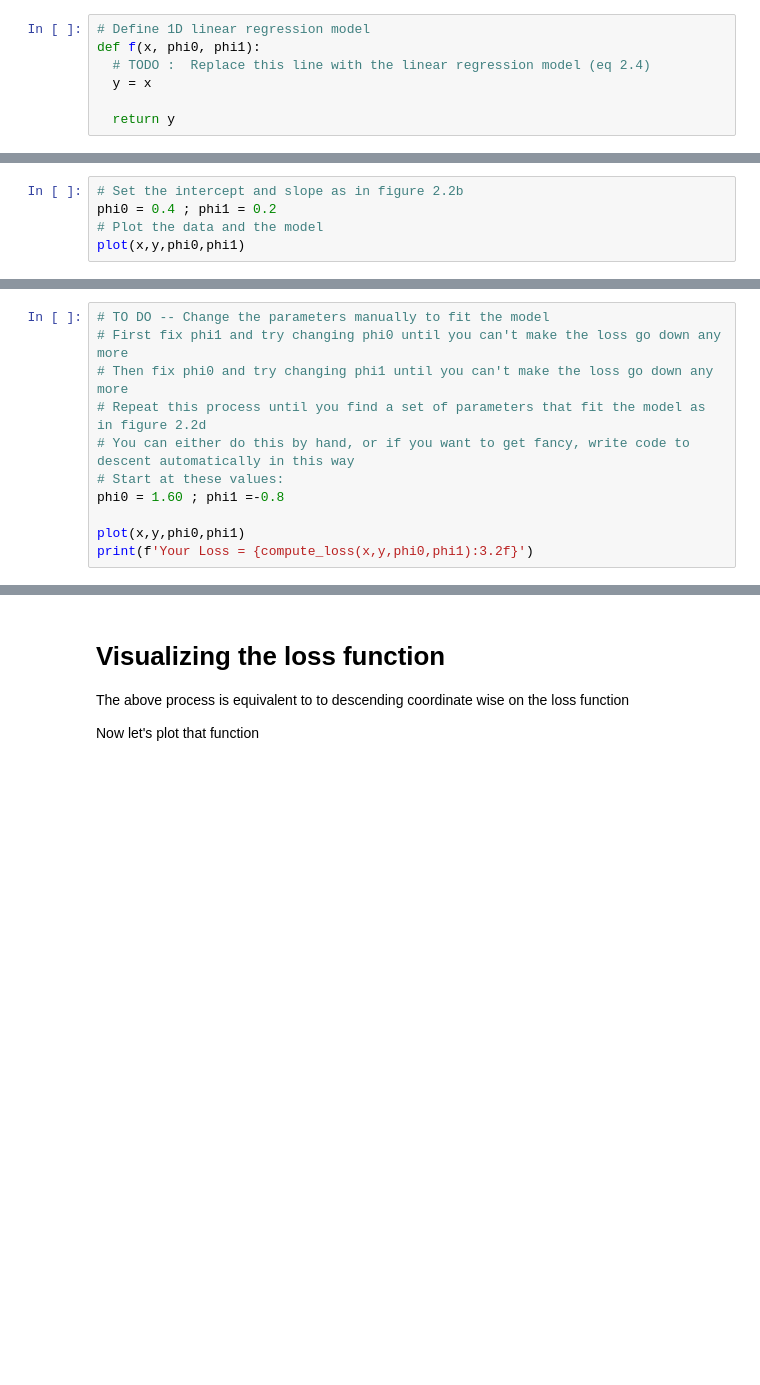
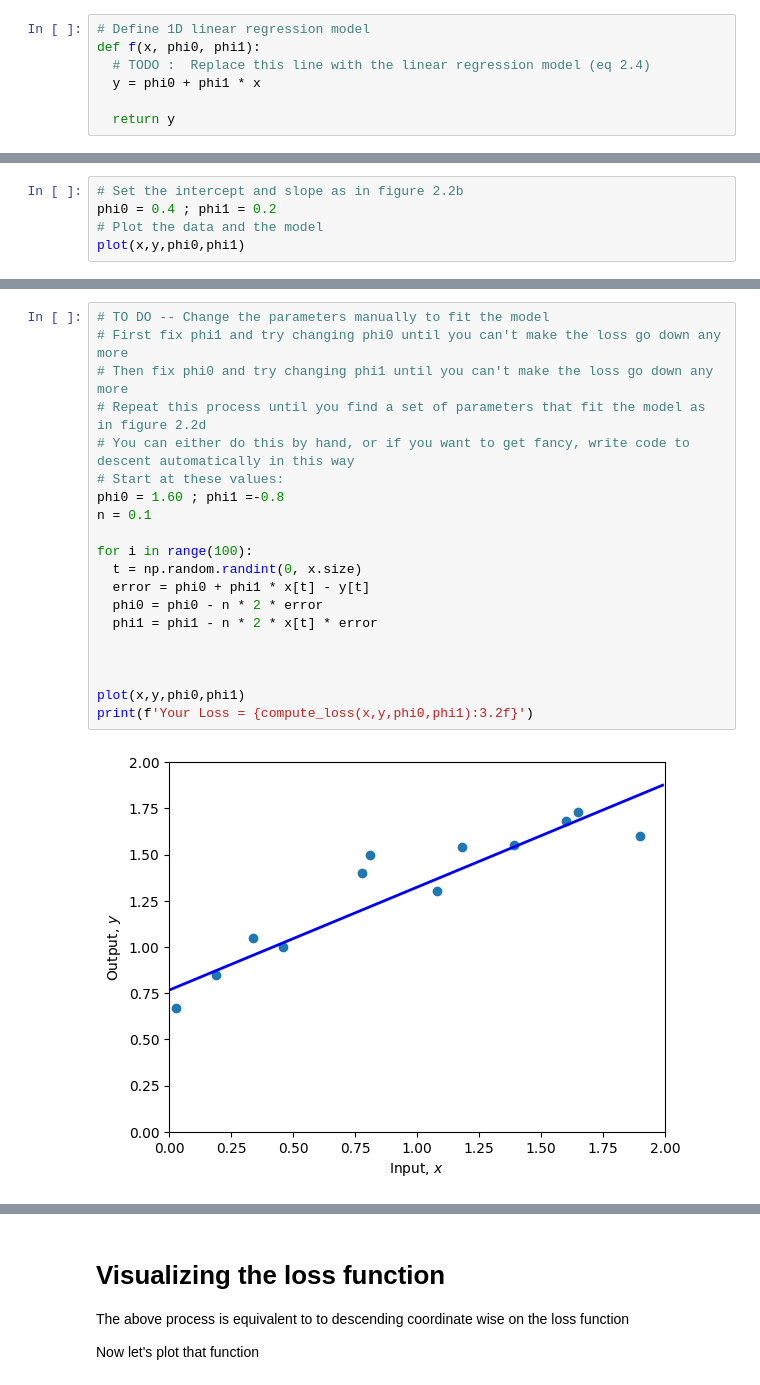
Before and after one commit to dilauorg/udlbook, a Jupyter notebook: 2_1_Supervised_Learning.ipynb, the cells around one changed output, grey strips where cells are left out. Cells and saved outputs as stored; diff of their text form; blank space fills up the shorter version.

```diff
--- a/2_1_Supervised_Learning.ipynb
+++ b/2_1_Supervised_Learning.ipynb
@@ -24,7 +27,7 @@ print(y)
 # Define 1D linear regression model
 def f(x, phi0, phi1):
   # TODO :  Replace this line with the linear regression model (eq 2.4)
-  y = x
+  y = phi0 + phi1 * x
 
   return y
 # %%
@@ -70,11 +78,22 @@ print(f'Your Loss = {loss:3.2f}, Ground truth =10.28')
 # %%
 # TO DO -- Change the parameters manually to fit the model
 # First fix phi1 and try changing phi0 until you can't make the loss go down any more
 # Then fix phi0 and try changing phi1 until you can't make the loss go down any more
 # Repeat this process until you find a set of parameters that fit the model as in figure 2.2d
 # You can either do this by hand, or if you want to get fancy, write code to descent automatically in this way
 # Start at these values:
 phi0 = 1.60 ; phi1 =-0.8
+n = 0.1
+
+for i in range(100):
+  t = np.random.randint(0, x.size)
+  error = phi0 + phi1 * x[t] - y[t]
+  phi0 = phi0 - n * 2 * error
+  phi1 = phi1 - n * 2 * x[t] * error
+
+
 
 plot(x,y,phi0,phi1)
 print(f'Your Loss = {compute_loss(x,y,phi0,phi1):3.2f}')
+# %% [output]
+[figure, added]
```
Also changed, not shown: parts of 6 cells of this notebook.
